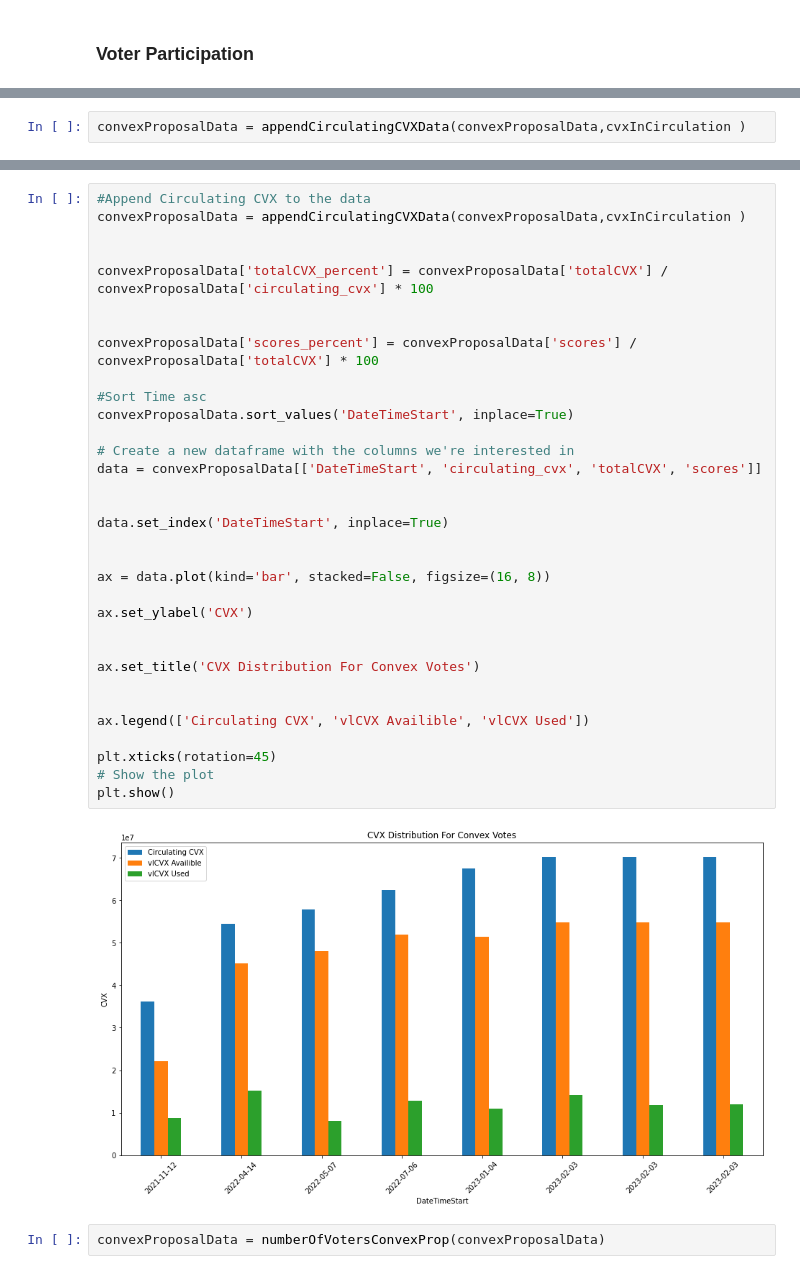
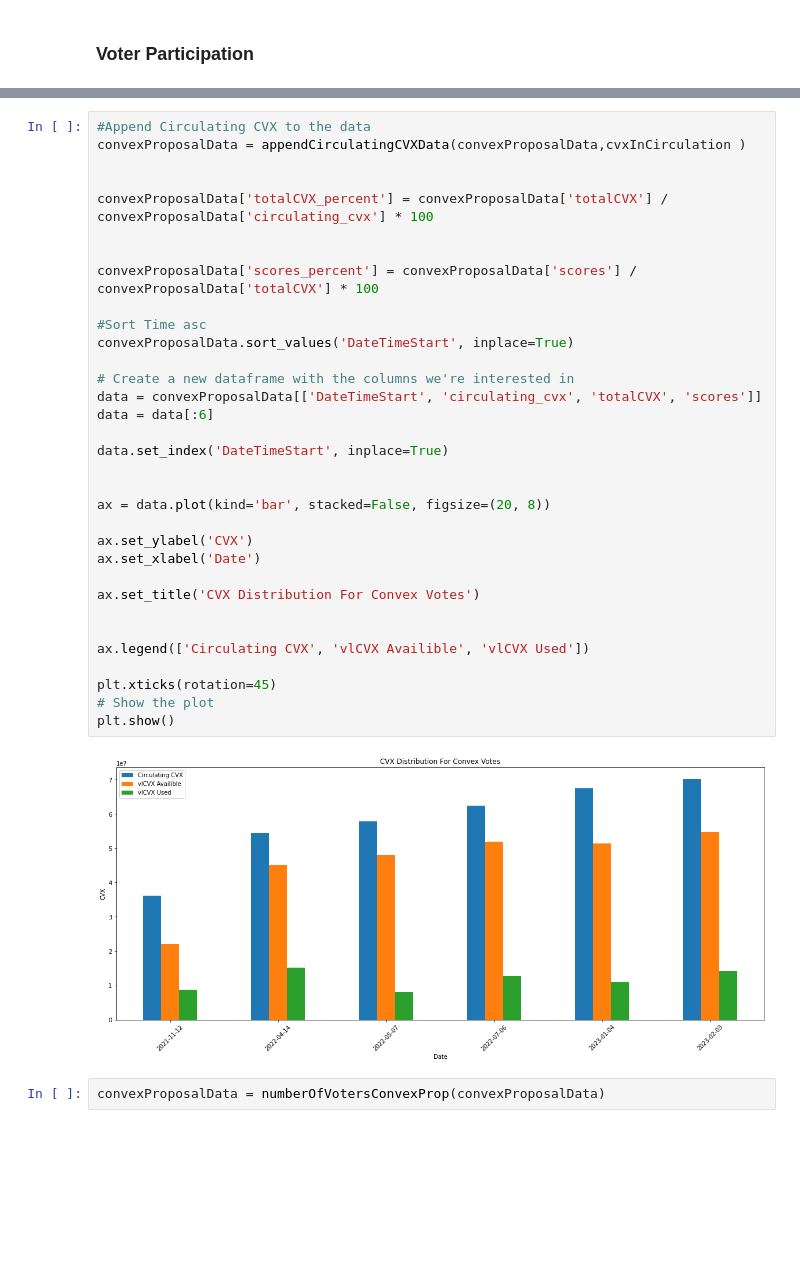
Before and after one commit to DoominEth/Web3DataSandbox, a Jupyter notebook: Untitled.ipynb, the cells around one changed output, grey strips where cells are left out. Saved outputs shown, nothing was run; the diff lists cells and outputs as text; blank space fills up the shorter version.

```diff
--- a/Untitled.ipynb
+++ b/Untitled.ipynb
@@ -505,2 +572,0 @@ convexProposalData = gaugeMap.voterParticipationConvexOnly('cvx.eth',cvxLocked)
-# %%
-convexProposalData = appendCirculatingCVXData(convexProposalData,cvxInCirculation )
@@ -508,37 +584,37 @@ convexProposalData = appendCirculatingCVXData(convexProposalData,cvxInCirculatio
 #Append Circulating CVX to the data
 convexProposalData = appendCirculatingCVXData(convexProposalData,cvxInCirculation )
 
 
 convexProposalData['totalCVX_percent'] = convexProposalData['totalCVX'] / convexProposalData['circulating_cvx'] * 100
 
 
 convexProposalData['scores_percent'] = convexProposalData['scores'] / convexProposalData['totalCVX'] * 100
 
 #Sort Time asc
 convexProposalData.sort_values('DateTimeStart', inplace=True)
 
 # Create a new dataframe with the columns we're interested in
 data = convexProposalData[['DateTimeStart', 'circulating_cvx', 'totalCVX', 'scores']]
-
+data = data[:6]
 
 data.set_index('DateTimeStart', inplace=True)
 
 
-ax = data.plot(kind='bar', stacked=False, figsize=(16, 8))
+ax = data.plot(kind='bar', stacked=False, figsize=(20, 8))
 
 ax.set_ylabel('CVX')
-
+ax.set_xlabel('Date')
 
 ax.set_title('CVX Distribution For Convex Votes')
 
 
 ax.legend(['Circulating CVX', 'vlCVX Availible', 'vlCVX Used'])
 
 plt.xticks(rotation=45)
 # Show the plot
 plt.show()
 # %% [output]
-[figure, old version]
+[figure, new version]
 # %%
 convexProposalData = numberOfVotersConvexProp(convexProposalData)
 # %%
```
Also changed, not shown: parts of 87 cells of this notebook, 2 other files.
